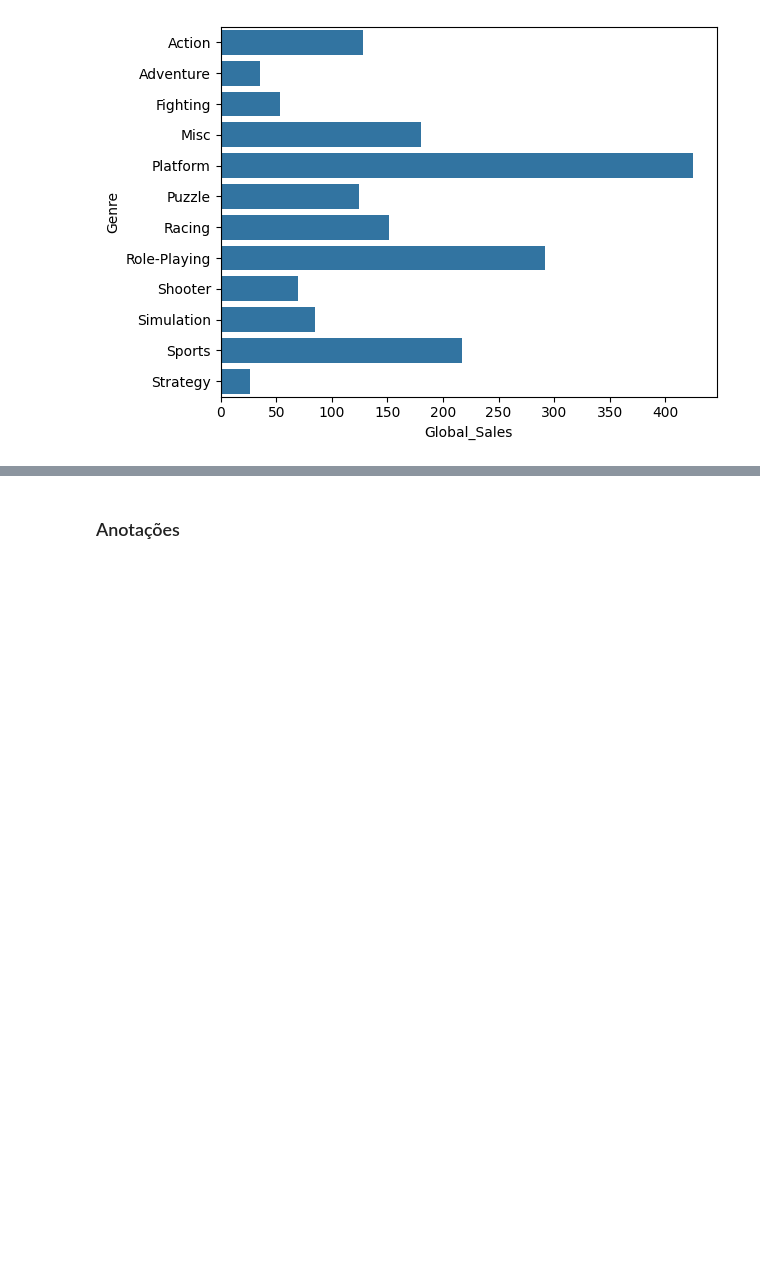
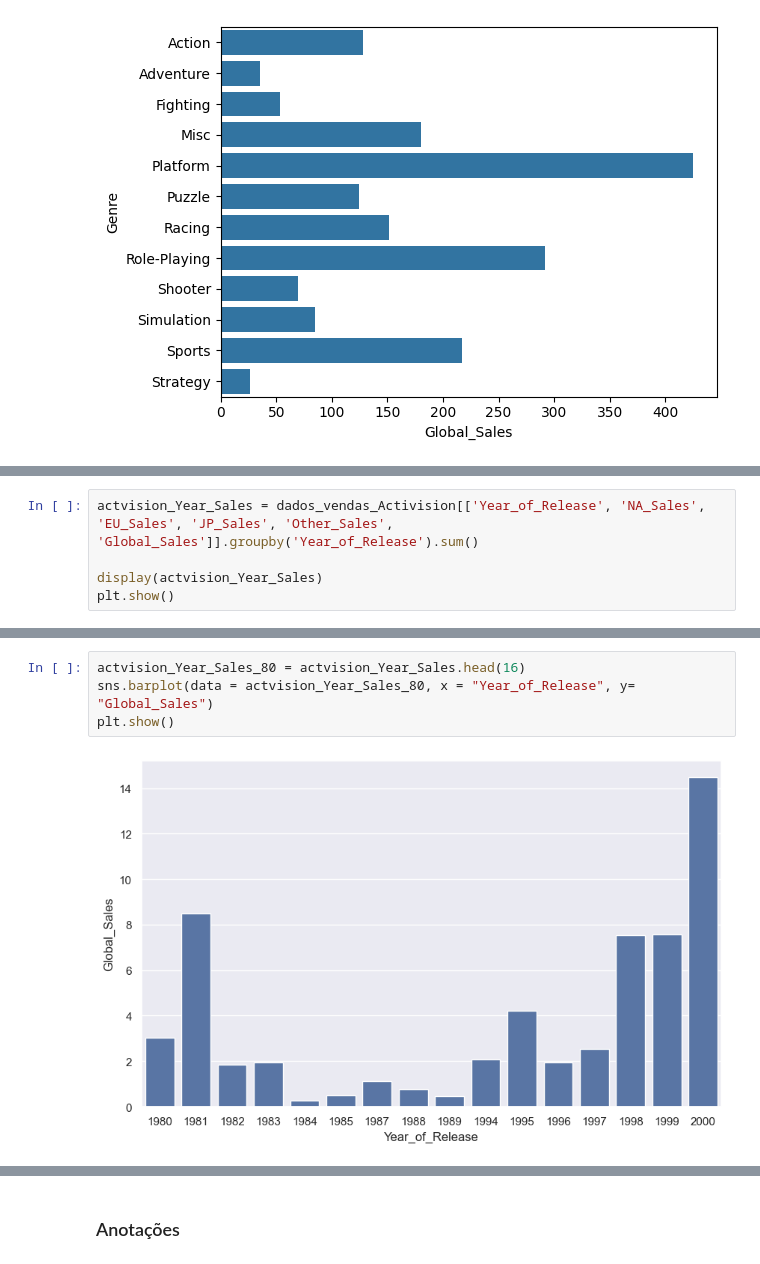
Before and after one commit to PedroMiguelCecato/ICD_Project, a Jupyter notebook: Presentatio.ipynb, the cells around one changed output, grey strips where cells are left out. Saved outputs shown, nothing was run; the diff lists cells and outputs as text; blank space fills up the shorter version.

```diff
--- a/Presentatio.ipynb
+++ b/Presentatio.ipynb
@@ -561,0 +629,5 @@ display(NintendoFinal_df.describe())
+# %%
+actvision_Year_Sales = dados_vendas_Activision[['Year_of_Release', 'NA_Sales', 'EU_Sales', 'JP_Sales', 'Other_Sales', 'Global_Sales']].groupby('Year_of_Release').sum()
+
+display(actvision_Year_Sales)
+plt.show()
@@ -561,0 +653,6 @@ display(NintendoFinal_df.describe())
+# %%
+actvision_Year_Sales_80 = actvision_Year_Sales.head(16)
+sns.barplot(data = actvision_Year_Sales_80, x = "Year_of_Release", y= "Global_Sales")
+plt.show()
+# %% [output]
+[figure, added]
```
Also changed, not shown: parts of 15 cells of this notebook.
